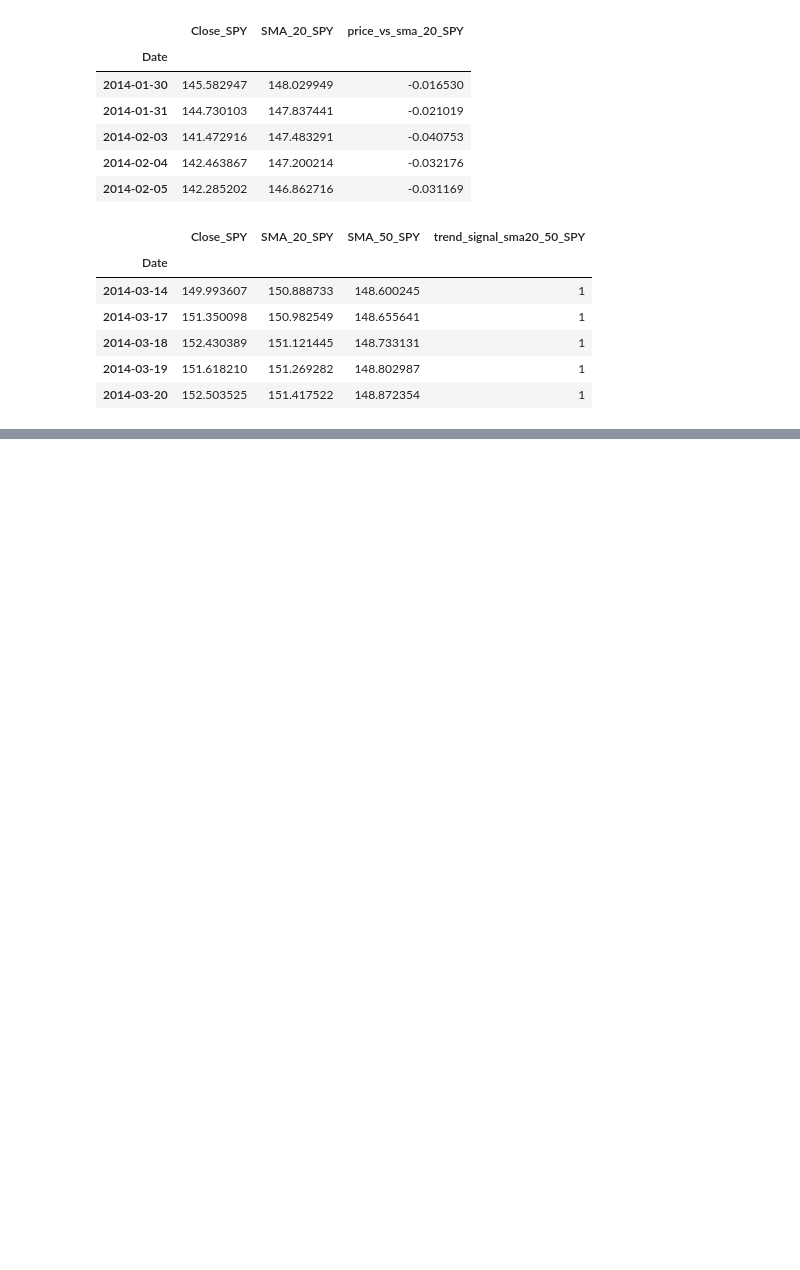
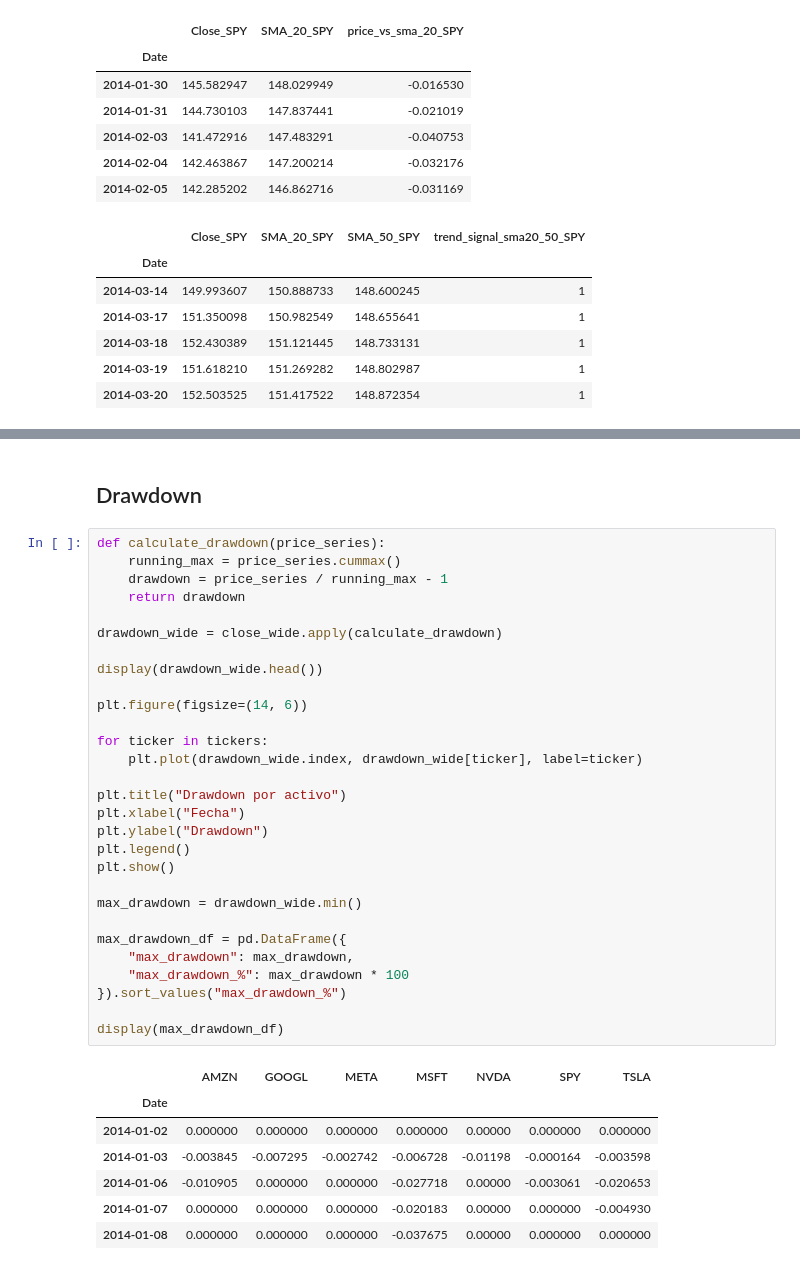
Before and after one commit to juanbarearojo/Mini-trading-bot, a Jupyter notebook: eda.ipynb, the cells around one changed output, grey strips where cells are left out. Saved outputs shown, nothing was run; the diff lists cells and outputs as text; blank space fills up the shorter version.

Commit message:
drawdown

```diff
--- a/eda.ipynb
+++ b/eda.ipynb
@@ -403,0 +491,39 @@ display(
+# %% [markdown]
+## Drawdown
+# %%
+def calculate_drawdown(price_series):
+    running_max = price_series.cummax()
+    drawdown = price_series / running_max - 1
+    return drawdown
+
+drawdown_wide = close_wide.apply(calculate_drawdown)
+
+display(drawdown_wide.head())
+
+plt.figure(figsize=(14, 6))
+
+for ticker in tickers:
+    plt.plot(drawdown_wide.index, drawdown_wide[ticker], label=ticker)
+
+plt.title("Drawdown por activo")
+plt.xlabel("Fecha")
+plt.ylabel("Drawdown")
+plt.legend()
+plt.show()
+
+max_drawdown = drawdown_wide.min()
+
+max_drawdown_df = pd.DataFrame({
+    "max_drawdown": max_drawdown,
+    "max_drawdown_%": max_drawdown * 100
+}).sort_values("max_drawdown_%")
+
+display(max_drawdown_df)
+# %% [output]
+|  | AMZN | GOOGL | META | MSFT | NVDA | SPY | TSLA |
+| Date |  |  |  |  |  |  |  |
+| 2014-01-02 | 0.000000 | 0.000000 | 0.000000 | 0.000000 | 0.00000 | 0.000000 | 0.000000 |
+| 2014-01-03 | -0.003845 | -0.007295 | -0.002742 | -0.006728 | -0.01198 | -0.000164 | -0.003598 |
+| 2014-01-06 | -0.010905 | 0.000000 | 0.000000 | -0.027718 | 0.00000 | -0.003061 | -0.020653 |
+| 2014-01-07 | 0.000000 | 0.000000 | 0.000000 | -0.020183 | 0.00000 | 0.000000 | -0.004930 |
+| 2014-01-08 | 0.000000 | 0.000000 | 0.000000 | -0.037675 | 0.00000 | 0.000000 | 0.000000 |
```
Also changed, not shown: parts of 3 cells of this notebook.
